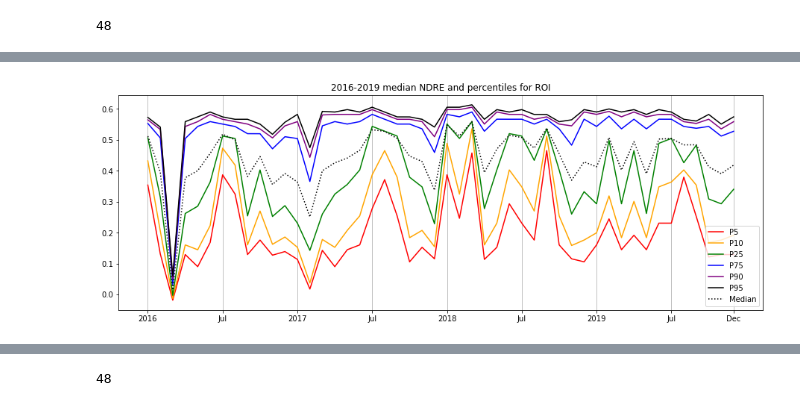
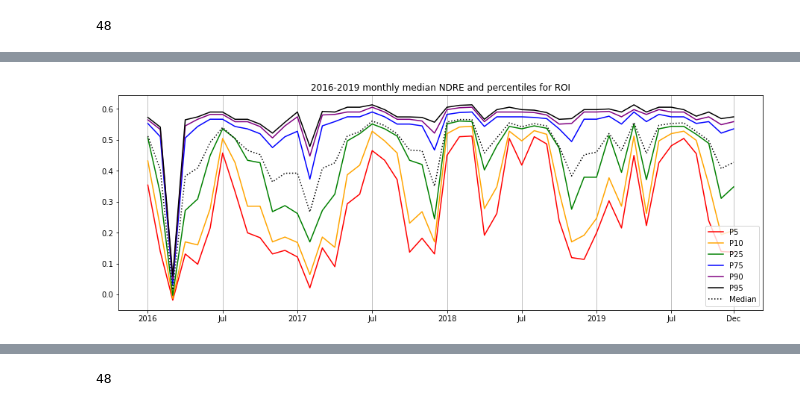
Before and after one commit to jitendra-kumar/tropical_phenology_gee, a Jupyter notebook: morgan/Manaus_BR.ipynb, the cells around one changed output, grey strips where cells are left out. Cells and saved outputs as stored; diff of their text form; code cells hidden in the pictures.

```diff
--- a/morgan/Manaus_BR.ipynb
+++ b/morgan/Manaus_BR.ipynb
@@ -44,7 +44,7 @@ s2 = (ee.ImageCollection('COPERNICUS/S2') #Select S2 1-C level data
 #Create a masked collection
 masked = s2.map(maskS2clouds)
 # %%
-#Find median NDRE of each month in 2016 and save to image collection
+#Find moasic of each month in 2016 and save to image collection (mosaic, median?)
 #https://gis.stackexchange.com/questions/301165/how-to-get-monthly-averages-from-earth-engine-in-the-python-api
 months = ee.List.sequence(1, 12) #Create a list with nums 1-12
 years = ee.List.sequence(2016, 2019)
@@ -54,12 +54,30 @@ def byYear(y):
         return (masked
                 .filter(ee.Filter.calendarRange(y, y, 'year'))
                 .filter(ee.Filter.calendarRange(m, m, 'month'))
-                .mosaic() #I THINK this is ok
+                .qualityMosaic('NDRE') #What is best way to compile images before running stats?
                 .set('month', m).set('year', y))
     return months.map(byMonth)
 
 col = ee.ImageCollection.fromImages(years.map(byYear).flatten())
 col = col.map(lambda image: image.clip(brma2_region)).select('NDRE') #Choose JUST NDRE band and clip to region
+# %%
+#15-day step
+years = ee.List.sequence(2016, 2019)
+period = ee.List.sequence(1, 365, 15)
+col = masked.select('NDRE')
+
+def byYear(y):
+    y = ee.Number(y)
+    def ndreStepList(startDoy):
+        startDoy = ee.Number(startDoy)
+        return (col
+                .filter(ee.Filter.calendarRange(y, y.add(1), 'year'))
+                .filter(ee.Filter.calendarRange(startDoy, startDoy.add(15), 'day_of_year'))
+                .qualityMosaic('NDRE'))
+    return period.map(ndreStepList)
+
+mapped_doy = years.map(byYear).flatten()
+col = ee.ImageCollection.fromImages(mapped_doy)
 # %%
 count = col.size().getInfo()
 print(count)
@@ -185,0 +229,16 @@ plt.show()
+# %%
+#Plot 15-day mean/median ndre using matplotlib's pyplot
+x = period
+y = mean_ndre
+m = median_ndre
+ticks1 = list(range(0,100))
+plt.axes([2, 0, 2, 1])
+plt.grid(b = True, which = 'major', axis = 'x')
+plt.title('2016-2019 (15-day step) mean, median, and SD of NDRE for ROI')
+plt.fill_between(x, plus_error, minus_error, color = "grey", alpha = .5, label = "Standard Deviation")
+mean = plt.plot(x,y, color = "black", label = "Mean")
+median = plt.plot(x,m, color = "red", label = "Median")
+plt.legend(loc = "lower right")
+plt.xticks(ticks = ticks1) #To see how to format the next line
+plt.xticks(ticks = [0, 24, 49, 74, 99], labels = ['15 days', '375 days', '750 days', '1125 days', '1500 days'])
+plt.show()
@@ -186,20 +247,19 @@ plt.show()
 # %%
-#Plot median using matplotlib's pyplot
+#Monthly Percentile grap
 x = months
 plt.axes([2, 0, 2, 1])
 plt.grid(b = True, which = 'major', axis = 'x')
 y5 = plt.plot(x,percentile_ndre[0], color = "red", label = "P5")
 y10 = plt.plot(x,percentile_ndre[1], color = "orange", label = "P10")
 y25 = plt.plot(x,percentile_ndre[2], color = "green", label = "P25")
 y75 = plt.plot(x,percentile_ndre[3], color = "blue", label = "P75")
 y90 = plt.plot(x,percentile_ndre[4], color = "purple", label = "P90")
 y95 = plt.plot(x,percentile_ndre[5], color = "black", label = "P95")
-plt.title('2016-2019 median NDRE and percentiles for ROI')
-#plt.fill_between(x, plus_error, minus_error, color = "grey", alpha = .5, label = "Standard Deviation")
+plt.title('2016-2019 monthly median NDRE and percentiles for ROI')
 median = plt.plot(x,y, color = "black", linestyle = ":", label = "Median")
 plt.legend(loc = "lower right")
 #plt.xticks(ticks = [0, 12, 24, 36, 48], labels = ['2016', '2017', '2018', '2019'])
 plt.xticks(ticks = [0, 6, 12, 18, 24, 30, 36, 42, 47], labels = ['2016', 'Jul', '2017', 'Jul', '2018', 'Jul', '2019', 'Jul', 'Dec'])
 plt.show()
 # %% [output]
-[figure, old version]
+[figure, new version]
```
Also changed, not shown: parts of 17 cells of this notebook.
